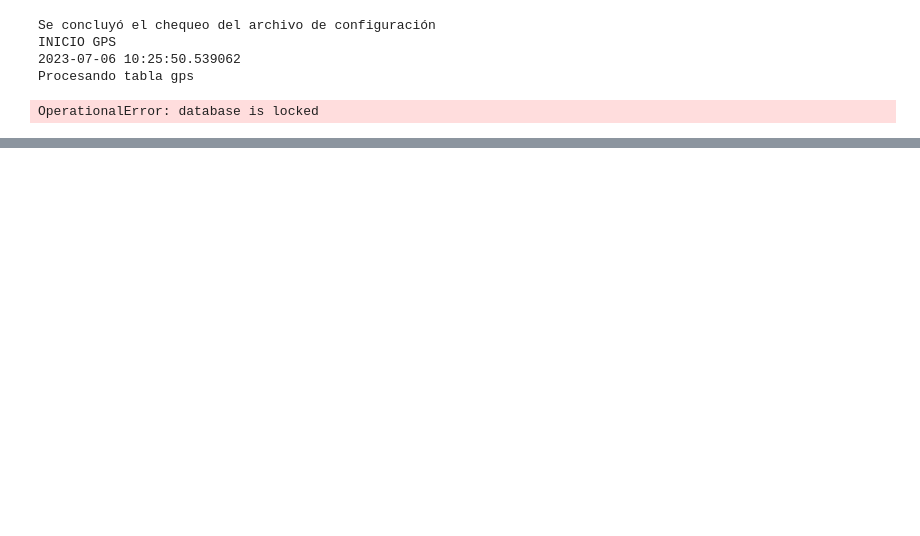
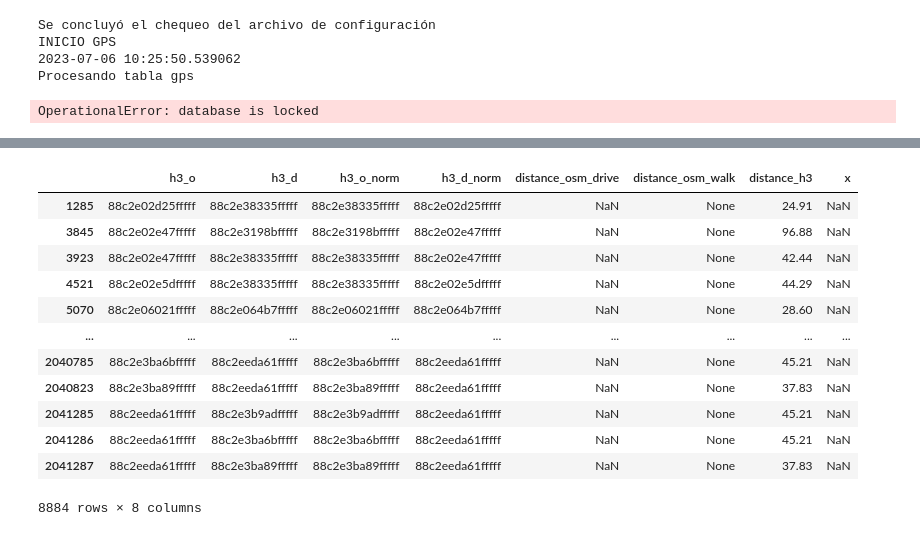
Before and after one commit to EL-BID/UrbanTrips, a Jupyter notebook: run_services.ipynb, the cells around one changed output, grey strips where cells are left out. Cells and saved outputs as stored; diff of their text form; code cells hidden in the pictures; blank space fills up the shorter version.

```diff
--- a/run_services.ipynb
+++ b/run_services.ipynb
@@ -107,0 +131,16 @@ distancias
+# %%
+distancias[distancias.distance_osm_drive.isna()]
+# %% [output]
+|  | h3_o | h3_d | h3_o_norm | h3_d_norm | distance_osm_drive | distance_osm_walk | distance_h3 | x |
+| 1285 | 88c2e02d25fffff | 88c2e38335fffff | 88c2e38335fffff | 88c2e02d25fffff | NaN | None | 24.91 | NaN |
+| 3845 | 88c2e02e47fffff | 88c2e3198bfffff | 88c2e3198bfffff | 88c2e02e47fffff | NaN | None | 96.88 | NaN |
+| 3923 | 88c2e02e47fffff | 88c2e38335fffff | 88c2e38335fffff | 88c2e02e47fffff | NaN | None | 42.44 | NaN |
+| 4521 | 88c2e02e5dfffff | 88c2e38335fffff | 88c2e38335fffff | 88c2e02e5dfffff | NaN | None | 44.29 | NaN |
+| 5070 | 88c2e06021fffff | 88c2e064b7fffff | 88c2e06021fffff | 88c2e064b7fffff | NaN | None | 28.60 | NaN |
+| ... | ... | ... | ... | ... | ... | ... | ... | ... |
+| 2040785 | 88c2e3ba6bfffff | 88c2eeda61fffff | 88c2e3ba6bfffff | 88c2eeda61fffff | NaN | None | 45.21 | NaN |
+| 2040823 | 88c2e3ba89fffff | 88c2eeda61fffff | 88c2e3ba89fffff | 88c2eeda61fffff | NaN | None | 37.83 | NaN |
+| 2041285 | 88c2eeda61fffff | 88c2e3b9adfffff | 88c2e3b9adfffff | 88c2eeda61fffff | NaN | None | 45.21 | NaN |
+| 2041286 | 88c2eeda61fffff | 88c2e3ba6bfffff | 88c2e3ba6bfffff | 88c2eeda61fffff | NaN | None | 45.21 | NaN |
+| 2041287 | 88c2eeda61fffff | 88c2e3ba89fffff | 88c2e3ba89fffff | 88c2eeda61fffff | NaN | None | 37.83 | NaN |
+8884 rows × 8 columns
```
Also changed, not shown: parts of 16 cells of this notebook, 13 other files.
